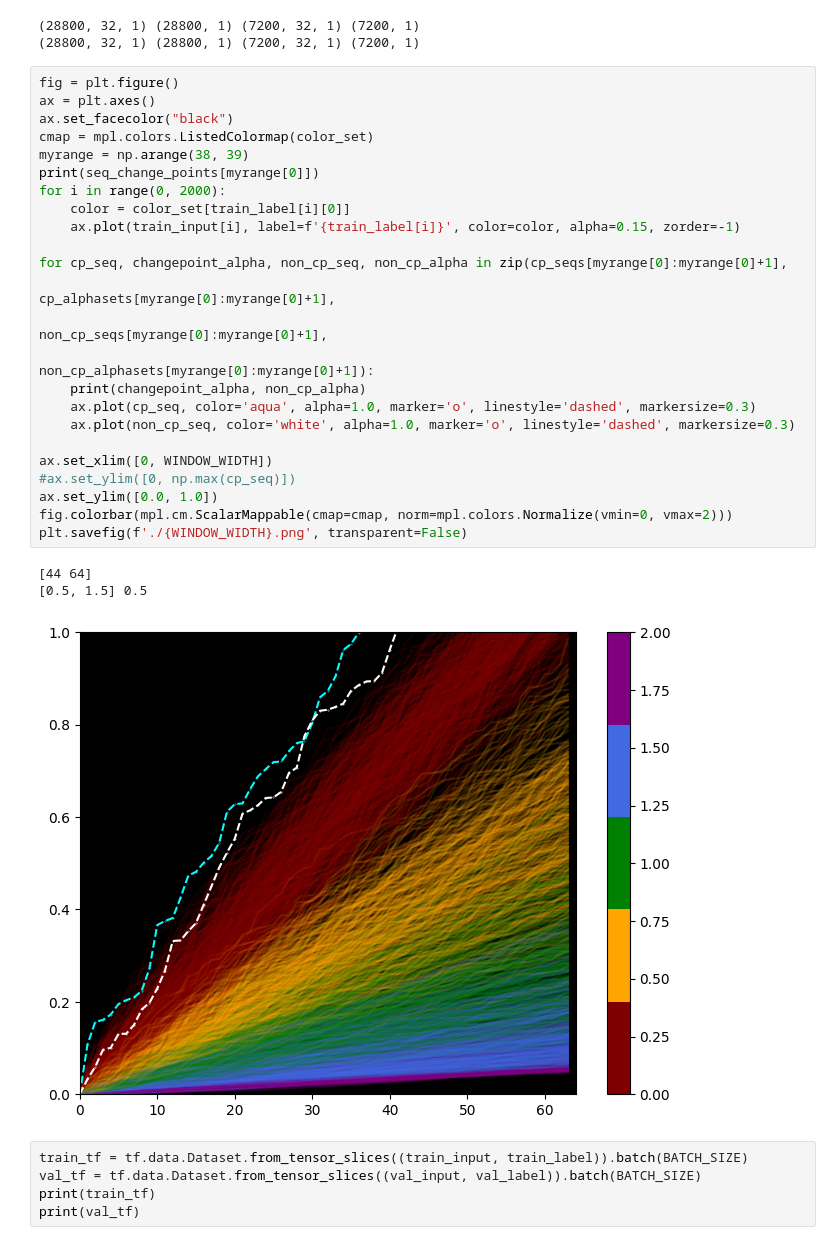
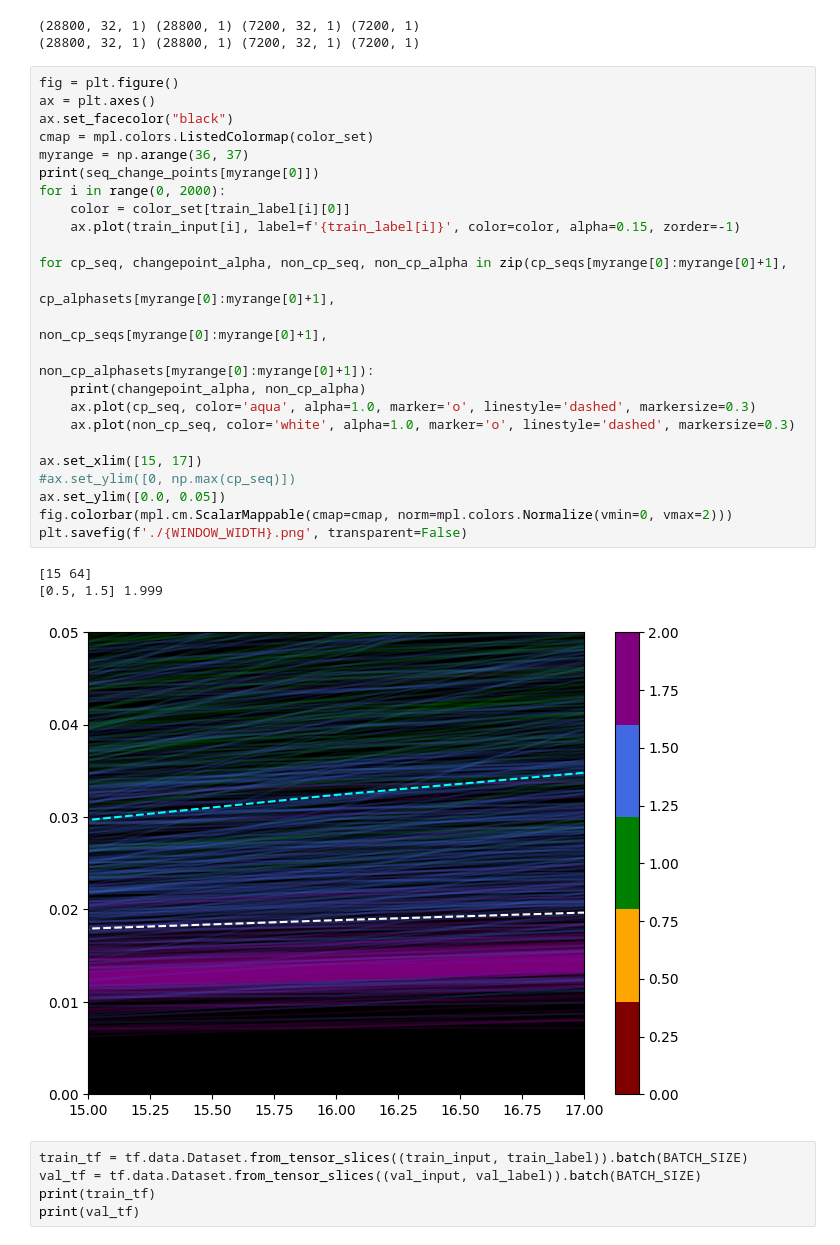
Before and after one commit to JunwooParkSaribu/SPT_a, a Jupyter notebook: analysis_modeling/training_sample3.ipynb, the cells around one changed output. Drawn from its saved outputs; the diff is of its cells as text.

```diff
--- a/analysis_modeling/training_sample3.ipynb
+++ b/analysis_modeling/training_sample3.ipynb
@@ -478,31 +464,31 @@ print(train_input.shape, train_label.shape, val_input.shape, val_label.shape)
 # %%
 fig = plt.figure()
 ax = plt.axes()
 ax.set_facecolor("black")
 cmap = mpl.colors.ListedColormap(color_set)
-myrange = np.arange(38, 39)
+myrange = np.arange(36, 37)
 print(seq_change_points[myrange[0]])
 for i in range(0, 2000):
     color = color_set[train_label[i][0]]
     ax.plot(train_input[i], label=f'{train_label[i]}', color=color, alpha=0.15, zorder=-1)
 
 for cp_seq, changepoint_alpha, non_cp_seq, non_cp_alpha in zip(cp_seqs[myrange[0]:myrange[0]+1],
                                                                cp_alphasets[myrange[0]:myrange[0]+1],
                                                                non_cp_seqs[myrange[0]:myrange[0]+1],
                                                                non_cp_alphasets[myrange[0]:myrange[0]+1]):
     print(changepoint_alpha, non_cp_alpha)
     ax.plot(cp_seq, color='aqua', alpha=1.0, marker='o', linestyle='dashed', markersize=0.3)
     ax.plot(non_cp_seq, color='white', alpha=1.0, marker='o', linestyle='dashed', markersize=0.3)
 
-ax.set_xlim([0, WINDOW_WIDTH])
+ax.set_xlim([15, 17])
 #ax.set_ylim([0, np.max(cp_seq)])
-ax.set_ylim([0.0, 1.0])
+ax.set_ylim([0.0, 0.05])
 fig.colorbar(mpl.cm.ScalarMappable(cmap=cmap, norm=mpl.colors.Normalize(vmin=0, vmax=2)))
 plt.savefig(f'./{WINDOW_WIDTH}.png', transparent=False)
 # %% [output]
-[44 64]
-[0.5, 1.5] 0.5
+[15 64]
+[0.5, 1.5] 1.999
-[figure, old version]
+[figure, new version]
 # %%
 train_tf = tf.data.Dataset.from_tensor_slices((train_input, train_label)).batch(BATCH_SIZE)
 val_tf = tf.data.Dataset.from_tensor_slices((val_input, val_label)).batch(BATCH_SIZE)
```
Also changed, not shown: parts of 1 cell of this notebook, 2 other files.
